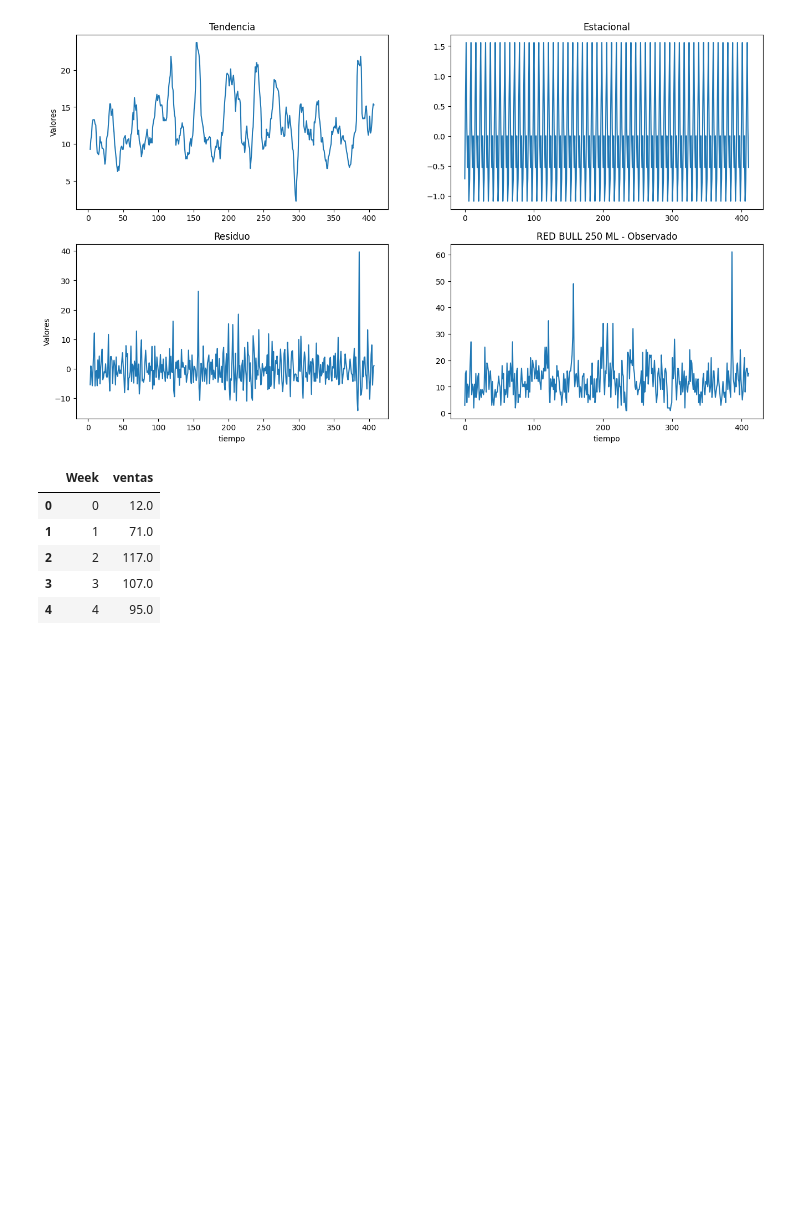
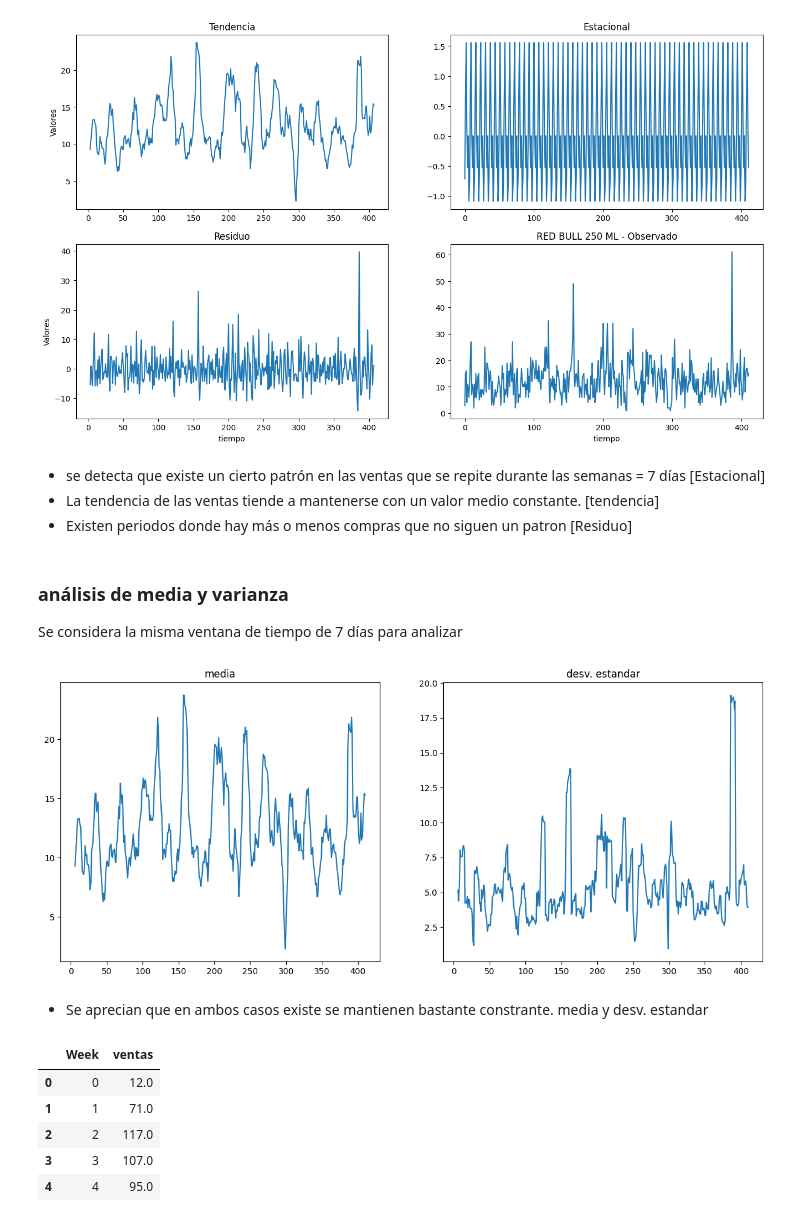
Before and after one commit to darwin1k/MiniMarket, a Jupyter notebook: EdaInitial.ipynb, the cells around one changed output. Cells and saved outputs as stored; diff of their text form; code cells hidden in the pictures; blank space fills up the shorter version.

Commit message:
update estacionalidad, adf, analisis de estandar desv. y media

```diff
--- a/EdaInitial.ipynb
+++ b/EdaInitial.ipynb
@@ -500,6 +513,25 @@ plt.title(f'{nombre_producto} - Observado')
 plt.show()
 # %% [output]
 [figure]
+# %% [markdown]
+* se detecta que existe un cierto patrón en las ventas que se repite durante las semanas = 7 días [Estacional]
+* La tendencia de las ventas tiende a mantenerse con un valor medio constante. [tendencia]
+* Existen periodos donde hay más o menos compras que no siguen un patron [Residuo]
+# %% [markdown]
+### análisis de media y varianza
+
+Se considera la misma ventana de tiempo de 7 días para analizar
+# %%
+fig , ax= plt.subplots(1,2, figsize= figura_tamaño)
+ax[0].plot(ventas_dia['ventas'].rolling(window=7).mean())
+ax[0].set_title("media")
+ax[1].plot(ventas_dia['ventas'].rolling(window=7).std())
+ax[1].set_title('desv. estandar')
+plt.show()
+# %% [output]
+[figure, added]
+# %% [markdown]
+* Se aprecian que en ambos casos existe se mantienen bastante constrante. media y desv. estandar
 # %%
 # agrupar por semanas
 ventas_semanas = filtro.groupby('Week')['MovCnt'].sum().reset_index(name='ventas')
```
Also changed, not shown: parts of 36 cells of this notebook.
